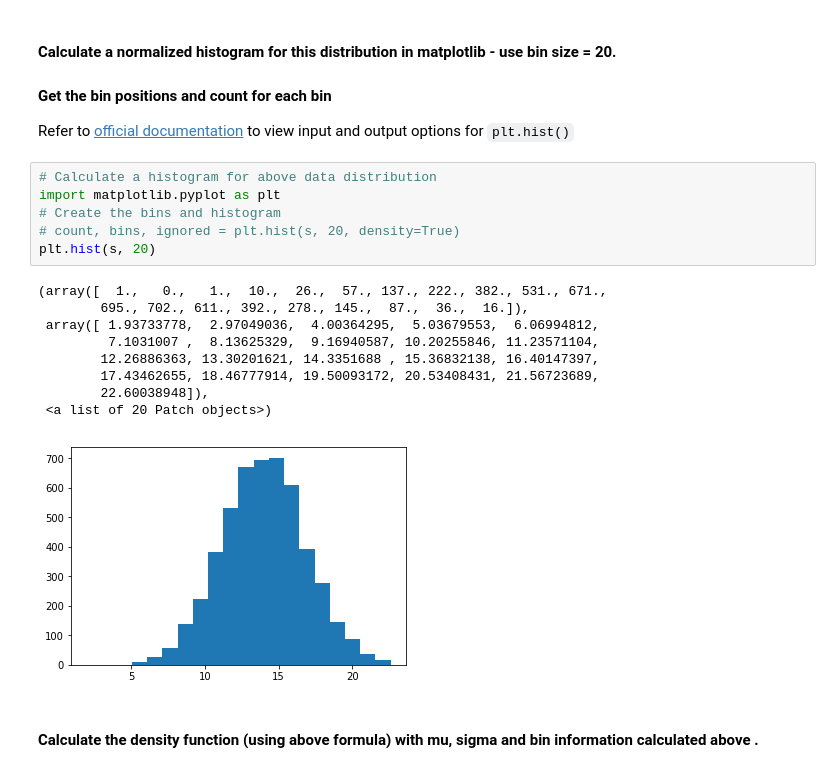
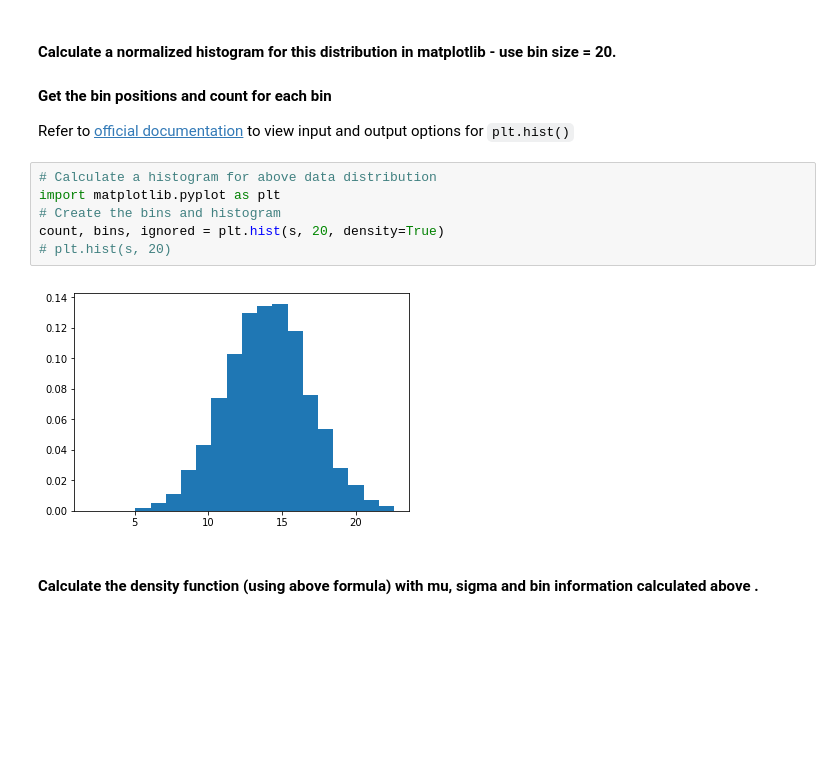
Before and after one commit to whohuhwhat/dsc-1-09-13-normal-gaussian-distributions-lab-nyc-ds-career-031119, a Jupyter notebook: index.ipynb, the cells around one changed output. Drawn from its saved outputs; the diff is of its cells as text; blank space fills up the shorter version.

```diff
--- a/index.ipynb
+++ b/index.ipynb
@@ -33,19 +33,11 @@ Refer to [official documentation](https://matplotlib.org/api/_as_gen/matplotlib.
 # %%
 # Calculate a histogram for above data distribution
 import matplotlib.pyplot as plt
 # Create the bins and histogram
-# count, bins, ignored = plt.hist(s, 20, density=True)
-plt.hist(s, 20)
+count, bins, ignored = plt.hist(s, 20, density=True)
+# plt.hist(s, 20)
 # %% [output]
-(array([  1.,   0.,   1.,  10.,  26.,  57., 137., 222., 382., 531., 671.,
-        695., 702., 611., 392., 278., 145.,  87.,  36.,  16.]),
- array([ 1.93733778,  2.97049036,  4.00364295,  5.03679553,  6.06994812,
-         7.1031007 ,  8.13625329,  9.16940587, 10.20255846, 11.23571104,
-        12.26886363, 13.30201621, 14.3351688 , 15.36832138, 16.40147397,
-        17.43462655, 18.46777914, 19.50093172, 20.53408431, 21.56723689,
-        22.60038948]),
- <a list of 20 Patch objects>)
-[figure, old version]
+[figure, new version]
 # %% [markdown]
 #### Calculate the density function (using above formula) with mu, sigma and bin information calculated above .
 # %%
```
